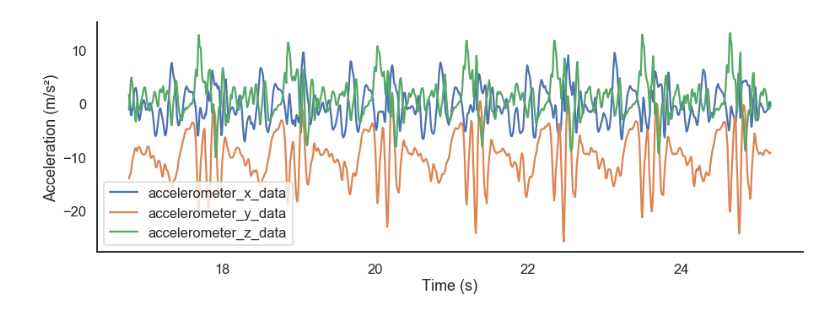
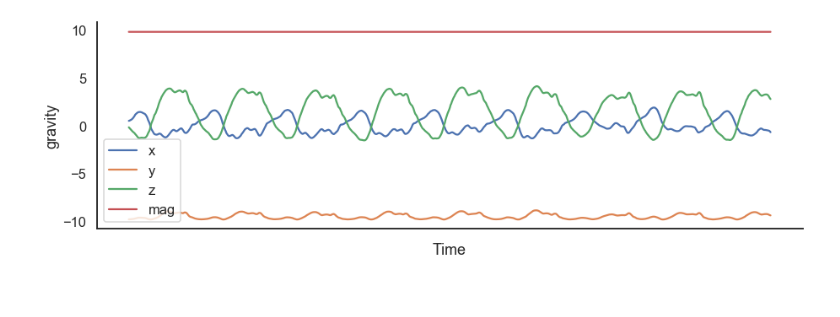
Before and after one commit to f--f/gaitkeeper, a Jupyter notebook: notebooks/1-exploratory-data-analysis.ipynb, the cells around one changed output. Cells and saved outputs as stored; diff of their text form; code cells hidden in the pictures.

```diff
--- a/notebooks/1-exploratory-data-analysis.ipynb
+++ b/notebooks/1-exploratory-data-analysis.ipynb
@@ -25,11 +48,0 @@ df.head()
-# %%
-df["time_s"] = (df["accelerometer_timestamp"] - df["accelerometer_timestamp"][0]) * 1e-9
-# %%
-f, ax = plt.subplots(figsize=(15, 5))
-df.iloc[2000:3000,:].plot.line(x="time_s", y=["accelerometer_x_data","accelerometer_y_data","accelerometer_z_data"], ax=ax)
-ax.set_ylabel("Acceleration (m/s²)")
-ax.set_xlabel("Time (s)")
-sns.despine()
-f.savefig("acc.png", dpi=300, bbox_inches="tight")
-# %% [output]
-[figure, removed]
@@ -37,0 +49,14 @@ f.savefig("acc.png", dpi=300, bbox_inches="tight")
+# %%
+def plot_log(df, logtype):
+    f, ax = plt.subplots(figsize=(15, 5))
+    df = df[[f"{logtype}_x_data",f"{logtype}_y_data",f"{logtype}_z_data"]].copy()
+    df["mag"] = np.linalg.norm(df.values, axis=1)
+    df.plot.line(y=[f"{logtype}_x_data",f"{logtype}_y_data",f"{logtype}_z_data", "mag"], ax=ax)
+    ax.set_ylabel(f"{logtype}")
+    ax.set_xlabel("Time")
+    ax.legend(["x", "y", "z", "mag"], loc="best")
+    sns.despine()
+# %%
+plot_log(df.iloc[2000:3000], "gravity")
+# %% [output]
+[figure, added]
```
Also changed, not shown: parts of 6 cells of this notebook.
